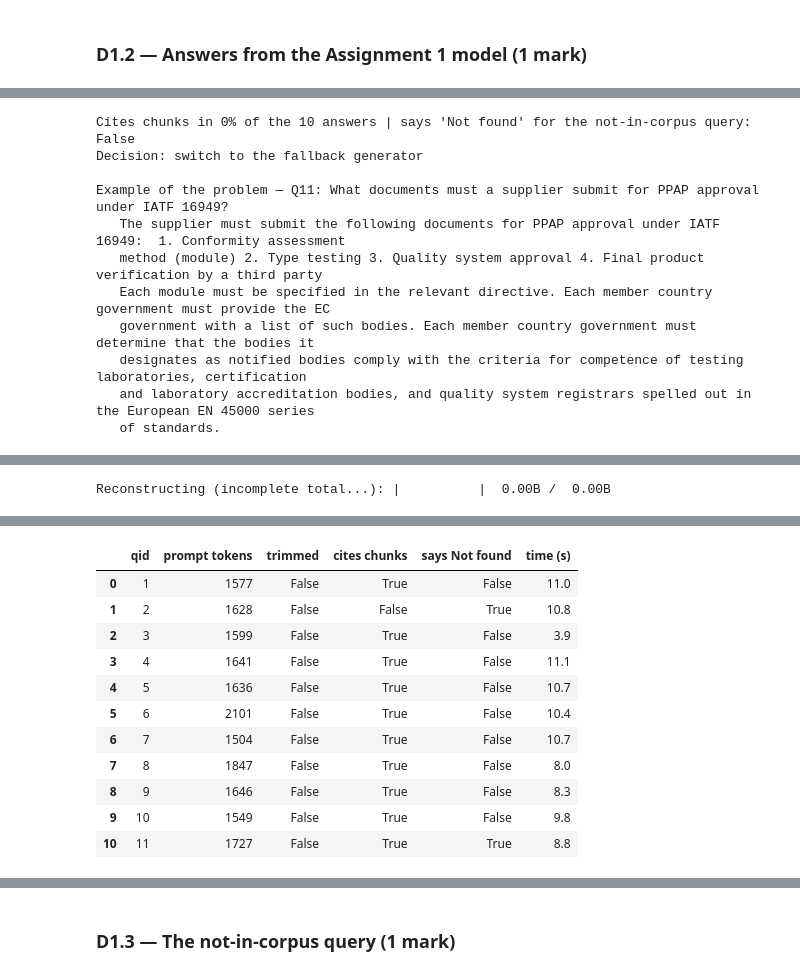
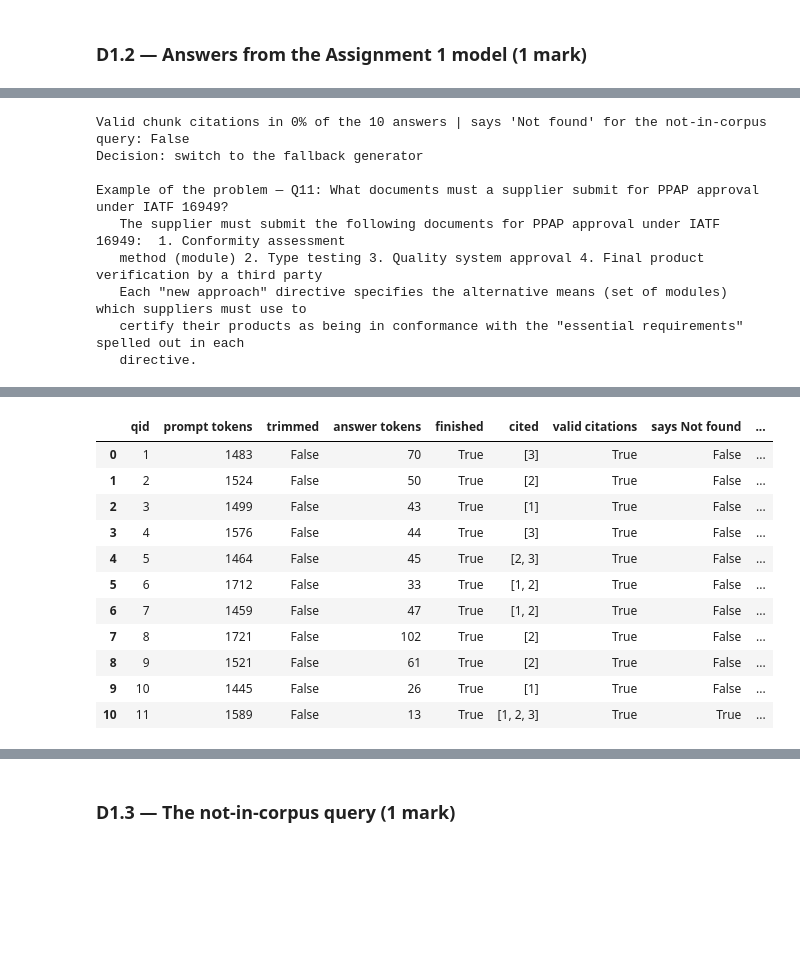
Before and after one commit to rajeshshenoi/Bits-Sem3-LLM, a Jupyter notebook: Assignment-2B-RAG/Assignment_2B_RAG_Pipeline.ipynb, the cells around one changed output, grey strips where cells are left out. Saved outputs shown, nothing was run; the diff lists cells and outputs as text; code cells hidden in the pictures; blank space fills up the shorter version.

Commit message:
more corrections based on prayogshala run

```diff
--- a/Assignment-2B-RAG/Assignment_2B_RAG_Pipeline.ipynb
+++ b/Assignment-2B-RAG/Assignment_2B_RAG_Pipeline.ipynb
@@ -914,8 +934,10 @@ if not torch.cuda.is_available():
     smi = subprocess.run(["nvidia-smi", "-L"], capture_output=True, text=True).stdout.strip() if shutil.which("nvidia-smi") else ""
     print("torch", torch.__version__, "| CUDA build:", torch.version.cuda,
           "| CUDA_VISIBLE_DEVICES:", os.environ.get("CUDA_VISIBLE_DEVICES"), "| nvidia-smi:", smi or "no GPU found")
-    raise RuntimeError("Part D needs a GPU. Colab: Runtime > Change runtime type > T4 GPU. Prayogshala: restart the server with a GPU "
-                       "profile; if nvidia-smi lists a GPU but 'CUDA build' is None, install a CUDA build of torch and restart the kernel.")
+    raise RuntimeError("Part D needs a GPU. Colab: Runtime > Change runtime type > T4 GPU. Prayogshala: start the server with a GPU "
+                       "profile; if nvidia-smi lists a GPU, install a PyTorch build for the driver's CUDA version (see Step 0) "
+                       "and restart the kernel.")
+print("PyTorch", torch.__version__, "| CUDA build", torch.version.cuda, "| GPU:", torch.cuda.get_device_name(0))
 
 # T4 (compute capability 7.5) has no native bfloat16, so compute in float16 there
 COMPUTE_DTYPE = torch.bfloat16 if torch.cuda.get_device_capability()[0] >= 8 else torch.float16
@@ -943,8 +965,9 @@ def chat_generate(model, tok, messages, max_new_tokens, **gen_kwargs):
     with torch.no_grad():
         out = model.generate(**inputs, max_new_tokens=max_new_tokens, do_sample=False,
                              pad_token_id=tok.pad_token_id, **gen_kwargs)
-    n_in = inputs["input_ids"].shape[1]
-    return tok.decode(out[0][n_in:], skip_special_tokens=True).strip(), n_in
+    n_in  = inputs["input_ids"].shape[1]
+    n_out = out.shape[1] - n_in          # generated tokens; == max_new_tokens means the answer was cut off
+    return tok.decode(out[0][n_in:], skip_special_tokens=True).strip(), n_in, n_out
 
 def free_gpu(*names):
     for n in names:
@@ -1046,14 +1096,17 @@ def answer_all(model, tok, context_limit, **gen_kwargs):
     for e in GEN_CASES:
         chunks = fit_chunks(e["query"], FINAL_TOP3[e["qid"]], tok, context_limit)
         t0 = time.perf_counter()
-        answer, n_in = chat_generate(model, tok, [{"role": "user", "content": build_prompt(e["query"], chunks)}],
-                                     MAX_NEW_TOKENS, **gen_kwargs)
+        answer, n_in, n_out = chat_generate(model, tok, [{"role": "user", "content": build_prompt(e["query"], chunks)}],
+                                            MAX_NEW_TOKENS, **gen_kwargs)
         rows.append({"qid": e["qid"], "query": e["query"], "answer": answer, "chunks": chunks,
                      "prompt tokens": n_in, "trimmed": any(c["trimmed"] for c in chunks),
-                     "cites chunks": bool(re.search(r"\[\d\]", answer)),
-                     "says Not found": NOT_FOUND.lower() in answer.lower(),
+                     "answer tokens": n_out, "finished": n_out < MAX_NEW_TOKENS,
+                     **check_answer(answer),
                      "time (s)": round(time.perf_counter() - t0, 1)})
     return rows
+
+CHECK_COLS = ["qid", "prompt tokens", "trimmed", "answer tokens", "finished", "cited", "valid citations",
+              "says Not found", "clean refusal", "exact refusal", "time (s)"]
 
 def print_answers(rows, title):
     print(f"=== {title} ===\n")
@@ -1069,5 +1122,5 @@ tl_rows = answer_all(tl_model, gen_tokenizer, TINYLLAMA_CONTEXT, repetition_pena
 free_gpu("tl_model", "base")
 
 print_answers(tl_rows, "TinyLlama-1.1B + Adapter B (Assignment 1 model)")
-pd.DataFrame(tl_rows)[["qid", "prompt tokens", "trimmed", "cites chunks", "says Not found", "time (s)"]]
+pd.DataFrame(tl_rows)[CHECK_COLS]
 # %% [output]
@@ -1119,40 +1171,44 @@ Rule applied: switch if it fails the not-found query, or cites chunks in fewer t
 # %%
 tl = pd.DataFrame(tl_rows).set_index("qid")
-tl_cite_rate = tl.loc[1:10, "cites chunks"].mean()
+tl_cite_rate = tl.loc[1:10, "valid citations"].mean()
 tl_nf_ok     = bool(tl.loc[NF_CASE["qid"], "says Not found"])
 SWITCH = (not tl_nf_ok) or tl_cite_rate < 0.5
 
-print(f"Cites chunks in {tl_cite_rate:.0%} of the 10 answers | says 'Not found' for the not-in-corpus query: {tl_nf_ok}")
+print(f"Valid chunk citations in {tl_cite_rate:.0%} of the 10 answers | says 'Not found' for the not-in-corpus query: {tl_nf_ok}")
 print("Decision:", "switch to the fallback generator" if SWITCH else "keep the Assignment 1 model")
 
 if SWITCH:   # one example of the problem, as the assignment asks
-    example = NF_CASE["qid"] if not tl_nf_ok else int(tl.loc[1:10].query("not `cites chunks`").index[0])
+    example = NF_CASE["qid"] if not tl_nf_ok else int(tl.loc[1:10].query("not `valid citations`").index[0])
     print(f"\nExample of the problem — Q{example}: {tl.loc[example, 'query']}")
     print(textwrap.indent(textwrap.fill(tl.loc[example, "answer"], 110), "   "))
 # %% [output]
-Cites chunks in 0% of the 10 answers | says 'Not found' for the not-in-corpus query: False
+Valid chunk citations in 0% of the 10 answers | says 'Not found' for the not-in-corpus query: False
 Decision: switch to the fallback generator
 
 Example of the problem — Q11: What documents must a supplier submit for PPAP approval under IATF 16949?
    The supplier must submit the following documents for PPAP approval under IATF 16949:  1. Conformity assessment
    method (module) 2. Type testing 3. Quality system approval 4. Final product verification by a third party
-   Each module must be specified in the relevant directive. Each member country government must provide the EC
-   government with a list of such bodies. Each member country government must determine that the bodies it
-   designates as notified bodies comply with the criteria for competence of testing laboratories, certification
-   and laboratory accreditation bodies, and quality system registrars spelled out in the European EN 45000 series
-   of standards.
+   Each "new approach" directive specifies the alternative means (set of modules) which suppliers must use to
+   certify their products as being in conformance with the "essential requirements" spelled out in each
+   directive.
 # %%
-FALLBACK_MODEL_ID = "microsoft/Phi-3.5-mini-instruct"     # 3.8B instruct model, 128k-token window
+# Phi-3.5-mini-instruct was tried first; on Prayogshala it answered the not-in-corpus query instead of refusing,
+# so the fallback is Qwen2.5-7B-Instruct, one of the instruct models the brief suggests.
+FALLBACK_MODEL_ID = "Qwen/Qwen2.5-7B-Instruct"            # 7B instruct model, 32k-token window
 
 if SWITCH:
     fb_model, fb_tok = load_4bit(FALLBACK_MODEL_ID)
-    fb_rows = answer_all(fb_model, fb_tok, context_limit=128_000)
+    fb_rows = answer_all(fb_model, fb_tok, context_limit=32_768)
     free_gpu("fb_model")
     print_answers(fb_rows, f"Fallback generator: {FALLBACK_MODEL_ID}")
     GEN_ROWS, GENERATOR_NAME = fb_rows, FALLBACK_MODEL_ID
 else:
     GEN_ROWS, GENERATOR_NAME = tl_rows, f"{GEN_MODEL_ID} + QLoRA Adapter B"
 
+gen = pd.DataFrame(GEN_ROWS).set_index("qid")
 print("Generator used for the final answers:", GENERATOR_NAME)
-pd.DataFrame(GEN_ROWS)[["qid", "prompt tokens", "trimmed", "cites chunks", "says Not found", "time (s)"]]
+print(f"Output checks on the 10 answers: valid citations {int(gen.loc[1:10, 'valid citations'].sum())}/10 | "
+      f"finished before the {MAX_NEW_TOKENS}-token limit {int(gen.loc[1:10, 'finished'].sum())}/10 | "
+      f"clean refusal on the not-in-corpus query: {bool(gen.loc[NF_CASE['qid'], 'clean refusal'])}")
+gen.reset_index()[CHECK_COLS]
 # %% [output]
@@ -1161 +1231,0 @@ Downloading bytes:           |  0.00B
-Reconstructing (incomplete total...): |          |  0.00B /  0.00B
@@ -1179,14 +1232,14 @@ Generator used for the final answers: microsoft/Phi-3.5-mini-instruct
-|  | qid | prompt tokens | trimmed | cites chunks | says Not found | time (s) |
-| 0 | 1 | 1577 | False | True | False | 11.0 |
-| 1 | 2 | 1628 | False | False | True | 10.8 |
-| 2 | 3 | 1599 | False | True | False | 3.9 |
-| 3 | 4 | 1641 | False | True | False | 11.1 |
-| 4 | 5 | 1636 | False | True | False | 10.7 |
-| 5 | 6 | 2101 | False | True | False | 10.4 |
-| 6 | 7 | 1504 | False | True | False | 10.7 |
-| 7 | 8 | 1847 | False | True | False | 8.0 |
-| 8 | 9 | 1646 | False | True | False | 8.3 |
-| 9 | 10 | 1549 | False | True | False | 9.8 |
-| 10 | 11 | 1727 | False | True | True | 8.8 |
+|  | qid | prompt tokens | trimmed | answer tokens | finished | cited | valid citations | says Not found | ... |
+| 0 | 1 | 1483 | False | 70 | True | [3] | True | False | ... |
+| 1 | 2 | 1524 | False | 50 | True | [2] | True | False | ... |
+| 2 | 3 | 1499 | False | 43 | True | [1] | True | False | ... |
+| 3 | 4 | 1576 | False | 44 | True | [3] | True | False | ... |
+| 4 | 5 | 1464 | False | 45 | True | [2, 3] | True | False | ... |
+| 5 | 6 | 1712 | False | 33 | True | [1, 2] | True | False | ... |
+| 6 | 7 | 1459 | False | 47 | True | [1, 2] | True | False | ... |
+| 7 | 8 | 1721 | False | 102 | True | [2] | True | False | ... |
+| 8 | 9 | 1521 | False | 61 | True | [2] | True | False | ... |
+| 9 | 10 | 1445 | False | 26 | True | [1] | True | False | ... |
+| 10 | 11 | 1589 | False | 13 | True | [1, 2, 3] | True | True | ... |
 # %% [markdown]
 **Observations on the generated answers (D1.2)**
```
Also changed, not shown: parts of 44 cells of this notebook, 3 other files.
